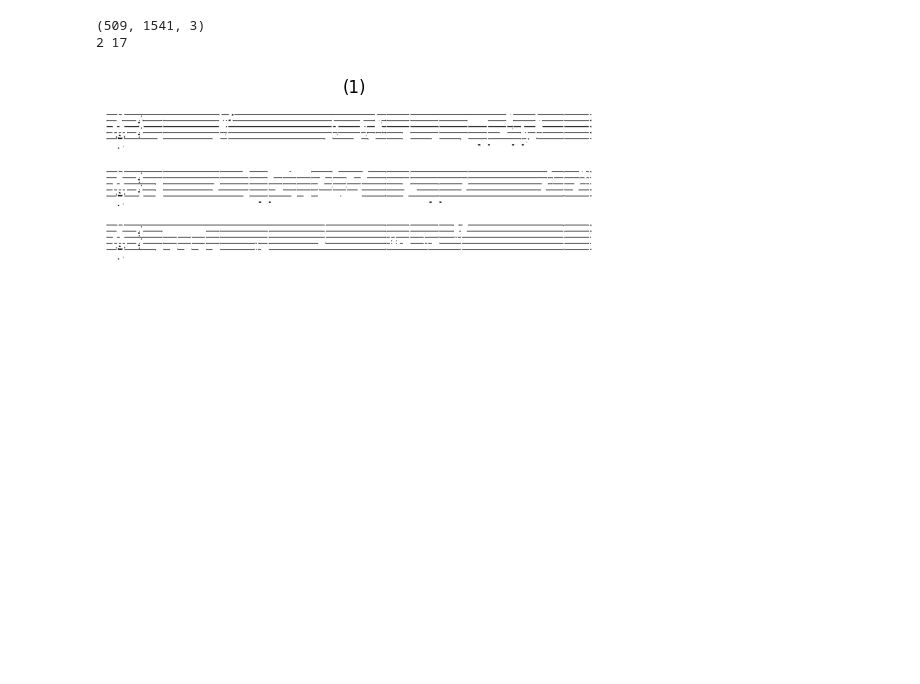
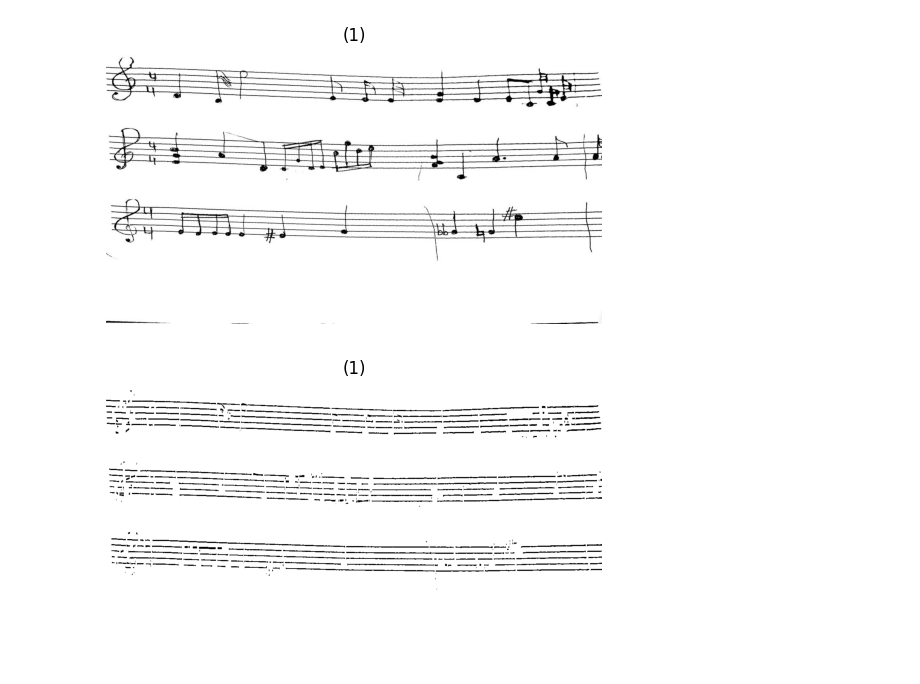
Before and after one commit to AhmedYasser20/Image-Project, a Jupyter notebook: src/textNoteBook.ipynb, the cells around one changed output. Saved outputs shown, nothing was run; the diff lists cells and outputs as text; code cells hidden in the pictures; blank space fills up the shorter version.

```diff
--- a/src/textNoteBook.ipynb
+++ b/src/textNoteBook.ipynb
@@ -287,23 +282,22 @@ def getLines(img, staffHeight, spaceHeight):
 
     return lines
 # %%
-img = io.imread("../data/input/02.PNG")[...,:3]
+img = io.imread("../data/input/test2.jpg")[...,:3]
 img2 = rgb2gray(img)
 lineremoved = detect_vertical_line_and_crop(img)
 lineremoved = rgb2gray(lineremoved)
 binary =otsu(lineremoved)
-
+show_images([img])
 staffHeight1, spaceHeight1 =getRefLengths(binary)
 
 
 filteredImg1, candidates1 = getCandidateStaffs(binary, staffHeight1)
 filteredImg1, candidates1, eliminated1 = removeLonelyStaffs(candidates1, binary, staffHeight1, spaceHeight1, eliminated=[])
 
 show_images([filteredImg1])
 # %% [output]
-(509, 1541, 3)
-2 17
-[figure, old version]
+[figure, new version]
+[figure, added]
 # %%
 without_staff = (binary-filteredImg1).astype(np.uint8)
 
```
Also changed, not shown: parts of 3 cells of this notebook, 1 other file.
